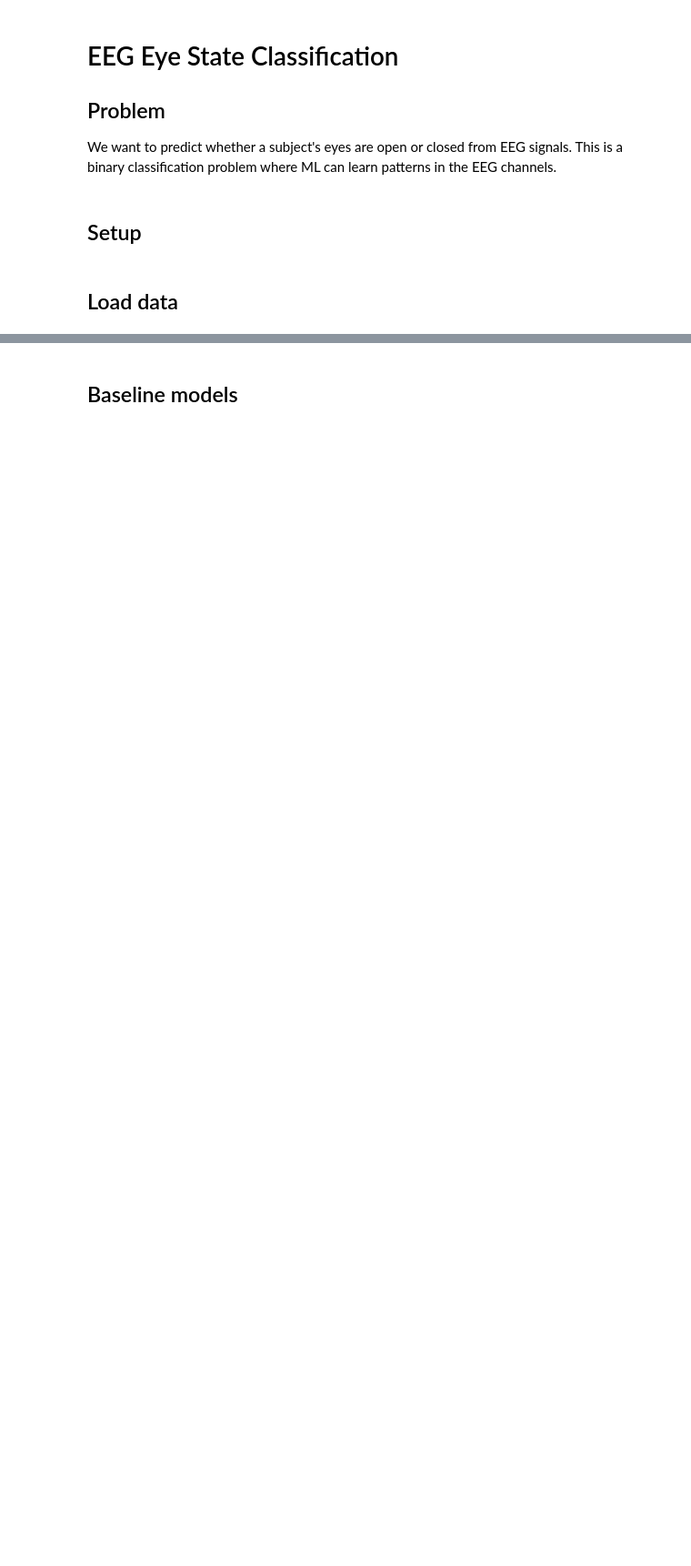
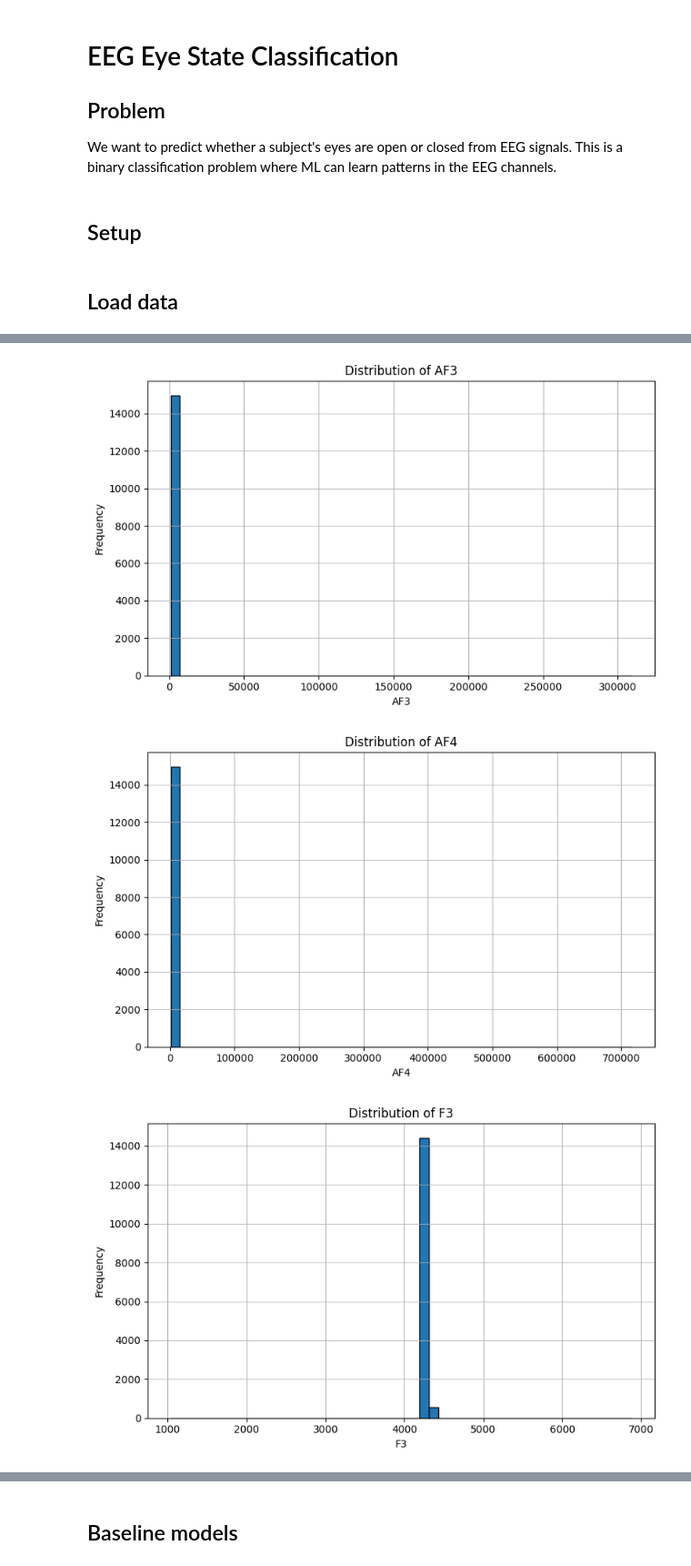
Before and after one commit to Junaid199f/MLZoomcampCapstone2, a Jupyter notebook: notebooks/eda_and_training.ipynb, the cells around one changed output, grey strips where cells are left out. Shown at 91% size. Drawn from its saved outputs; the diff is of its cells as text; code cells hidden in the pictures; blank space fills up the shorter version.

```diff
--- a/notebooks/eda_and_training.ipynb
+++ b/notebooks/eda_and_training.ipynb
@@ -37,0 +166,16 @@ plt.show()
+# %%
+numerical_cols = df.columns.drop('eyeDetection')
+
+for col in numerical_cols:
+    plt.figure(figsize=(8, 5))
+    df[col].hist(bins=50, edgecolor='black')
+    plt.title(f'Distribution of {col}')
+    plt.xlabel(col)
+    plt.ylabel('Frequency')
+    plt.grid(axis='y', alpha=0.75)
+    plt.tight_layout()
+    plt.show()
+# %% [output]
+[figure, added]
+[figure, added]
+[figure, added]
```
Also changed, not shown: parts of 35 cells of this notebook.
